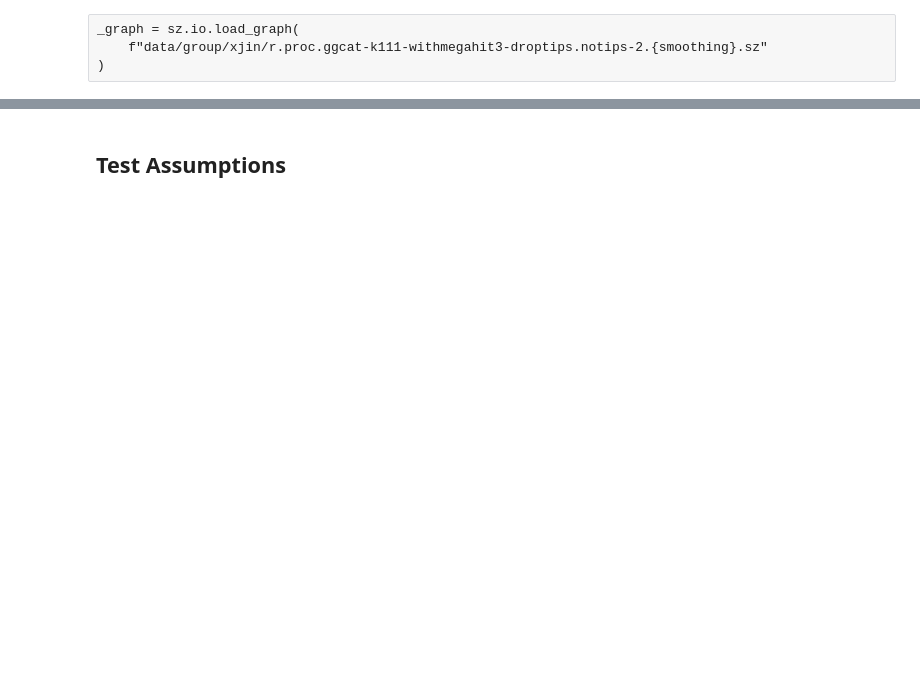
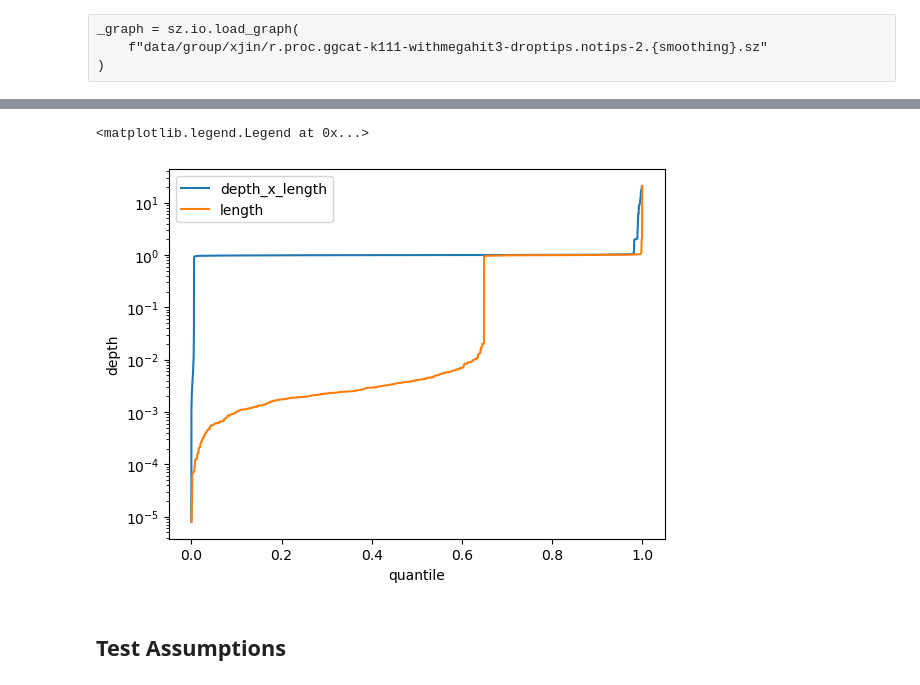
Before and after one commit to bsmith89/strain-aware-assembly, a Jupyter notebook: nb/explore_results.ipynb, the cells around one changed output, grey strips where cells are left out. Saved outputs shown, nothing was run; the diff lists cells and outputs as text; code cells hidden in the pictures; blank space fills up the shorter version.

```diff
--- a/nb/explore_results.ipynb
+++ b/nb/explore_results.ipynb
@@ -210,0 +250,26 @@ sns.clustermap(kraken_rabund, norm=mpl.colors.SymLogNorm(1e-5), metric='cosine')
+# %%
+d = (
+    normalized_vertex_depth.sum(1)
+    .to_frame(name="total_normalized_depth")
+    .join(final_results.length)
+    .sort_values("total_normalized_depth", ascending=True)
+    .assign(
+        depth_x_length=lambda x: x.total_normalized_depth * x.length,
+        depth_x_length_cumsum=lambda x: x.depth_x_length.cumsum(),
+        length_cumsum=lambda x: x.length.cumsum(),
+        depth_x_length_quantile=lambda x: x.depth_x_length_cumsum / x.depth_x_length_cumsum.max(),
+        length_quantile=lambda x: x.length_cumsum / x.length_cumsum.max(),
+        )
+)
+
+plt.plot('depth_x_length_quantile', 'total_normalized_depth', data=d, label='depth_x_length')
+plt.plot('length_quantile', 'total_normalized_depth', data=d, label='length')
+plt.xlabel('quantile')
+plt.ylabel('depth')
+# plt.plot("mean_normalized_depth", "length_cumsum", data=d)
+plt.yscale("log")
+plt.legend()
+# plt.xscale("logit")
+# %% [output]
+<matplotlib.legend.Legend at 0x...>
+[figure, added]
```
Also changed, not shown: parts of 41 cells of this notebook, 19 other files.
